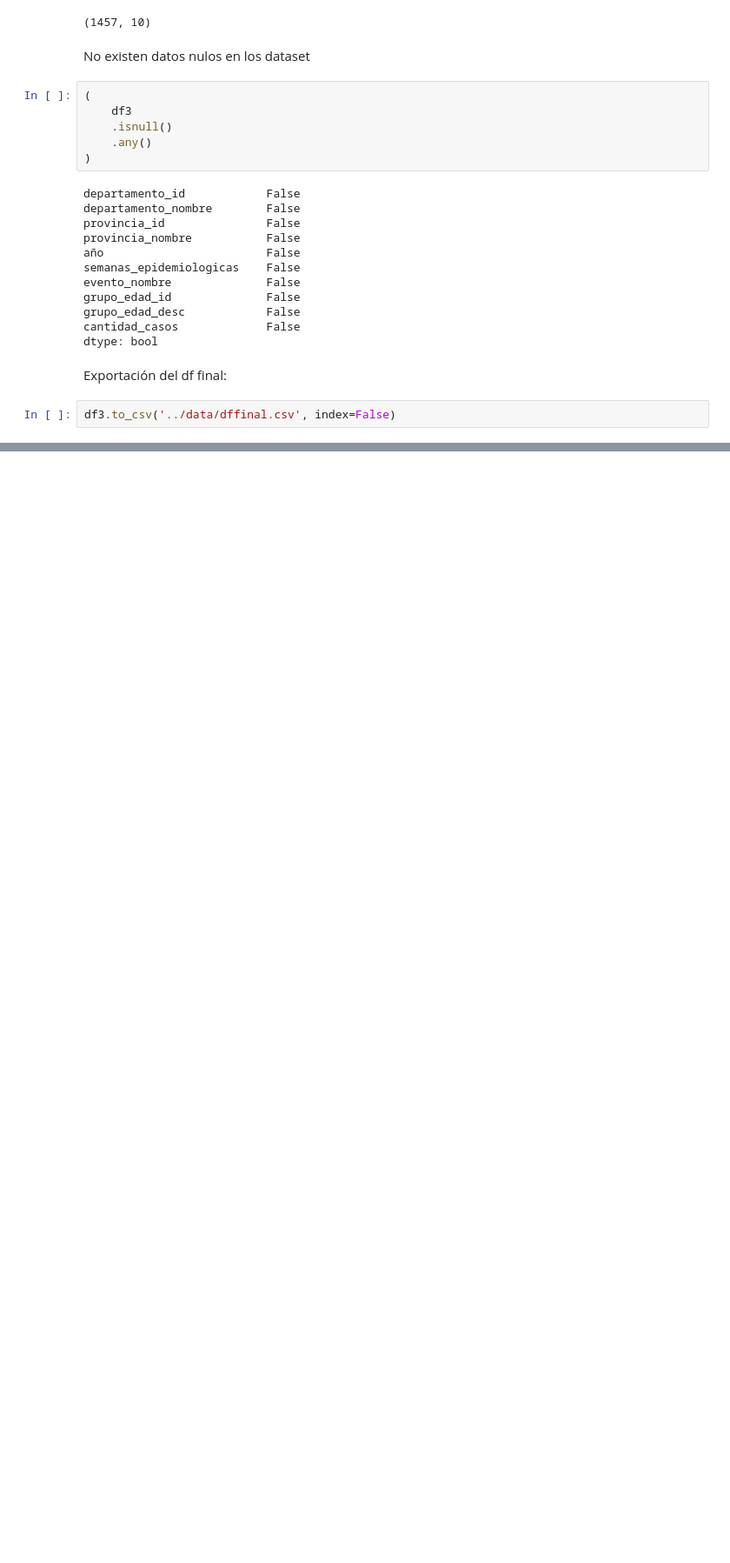
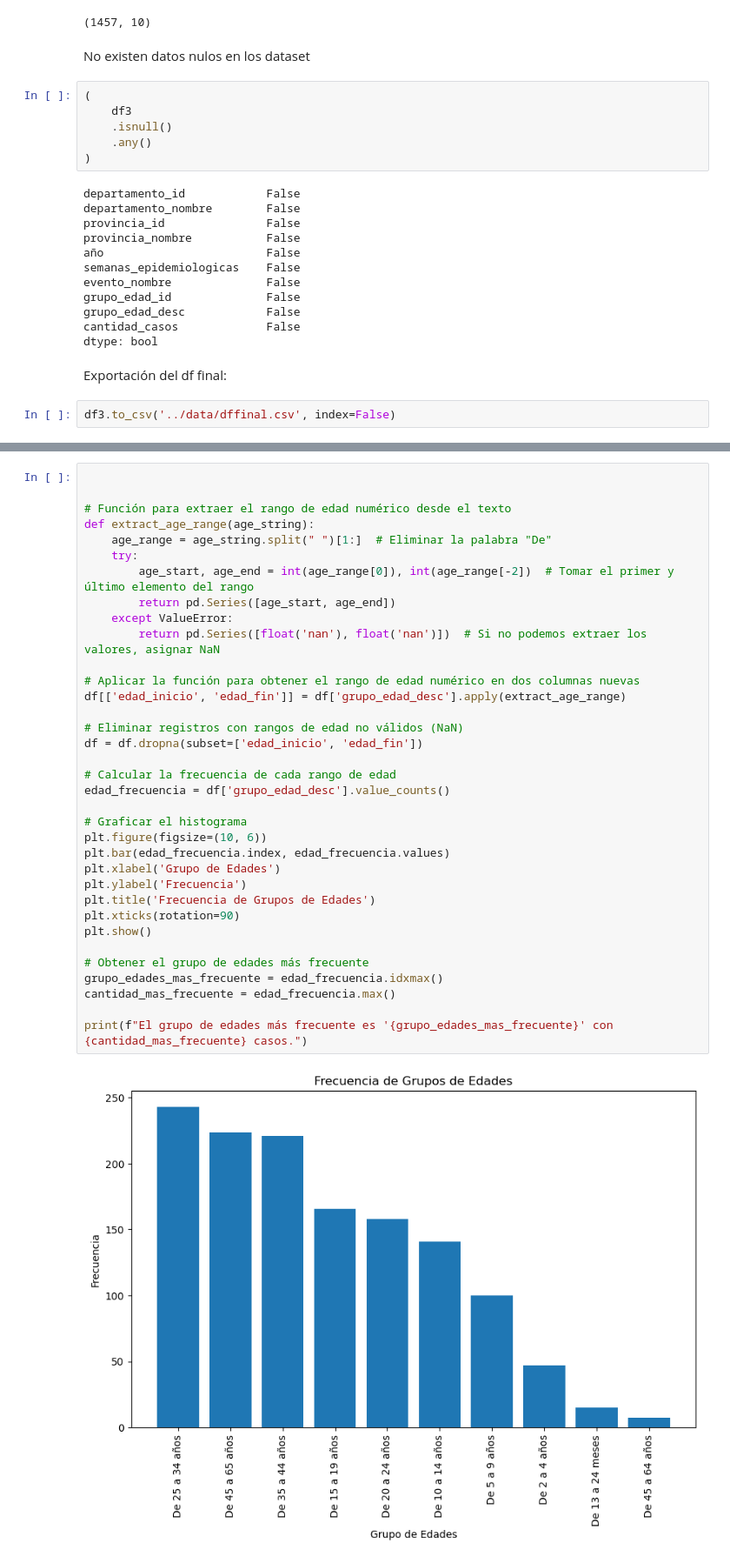
Before and after one commit to adolfo85/dengueargentina2021_2022, a Jupyter notebook: 0.0-análisis_de_dengue_en_argentina_2021_2022-introduction.ipynb, the cells around one changed output, grey strips where cells are left out. Shown: that part at 87% size. Drawn from its saved outputs; the diff is of its cells as text; blank space fills up the shorter version.

```diff
--- a/0.0-análisis_de_dengue_en_argentina_2021_2022-introduction.ipynb
+++ b/0.0-análisis_de_dengue_en_argentina_2021_2022-introduction.ipynb
@@ -110,0 +200,37 @@ df3.to_csv('../data/dffinal.csv', index=False)
+# %%
+
+
+# Función para extraer el rango de edad numérico desde el texto
+def extract_age_range(age_string):
+    age_range = age_string.split(" ")[1:]  # Eliminar la palabra "De"
+    try:
+        age_start, age_end = int(age_range[0]), int(age_range[-2])  # Tomar el primer y último elemento del rango
+        return pd.Series([age_start, age_end])
+    except ValueError:
+        return pd.Series([float('nan'), float('nan')])  # Si no podemos extraer los valores, asignar NaN
+
+# Aplicar la función para obtener el rango de edad numérico en dos columnas nuevas
+df[['edad_inicio', 'edad_fin']] = df['grupo_edad_desc'].apply(extract_age_range)
+
+# Eliminar registros con rangos de edad no válidos (NaN)
+df = df.dropna(subset=['edad_inicio', 'edad_fin'])
+
+# Calcular la frecuencia de cada rango de edad
+edad_frecuencia = df['grupo_edad_desc'].value_counts()
+
+# Graficar el histograma
+plt.figure(figsize=(10, 6))
+plt.bar(edad_frecuencia.index, edad_frecuencia.values)
+plt.xlabel('Grupo de Edades')
+plt.ylabel('Frecuencia')
+plt.title('Frecuencia de Grupos de Edades')
+plt.xticks(rotation=90)
+plt.show()
+
+# Obtener el grupo de edades más frecuente
+grupo_edades_mas_frecuente = edad_frecuencia.idxmax()
+cantidad_mas_frecuente = edad_frecuencia.max()
+
+print(f"El grupo de edades más frecuente es '{grupo_edades_mas_frecuente}' con {cantidad_mas_frecuente} casos.")
+# %% [output]
+[figure, added]
```
Also changed, not shown: parts of 12 cells of this notebook.
